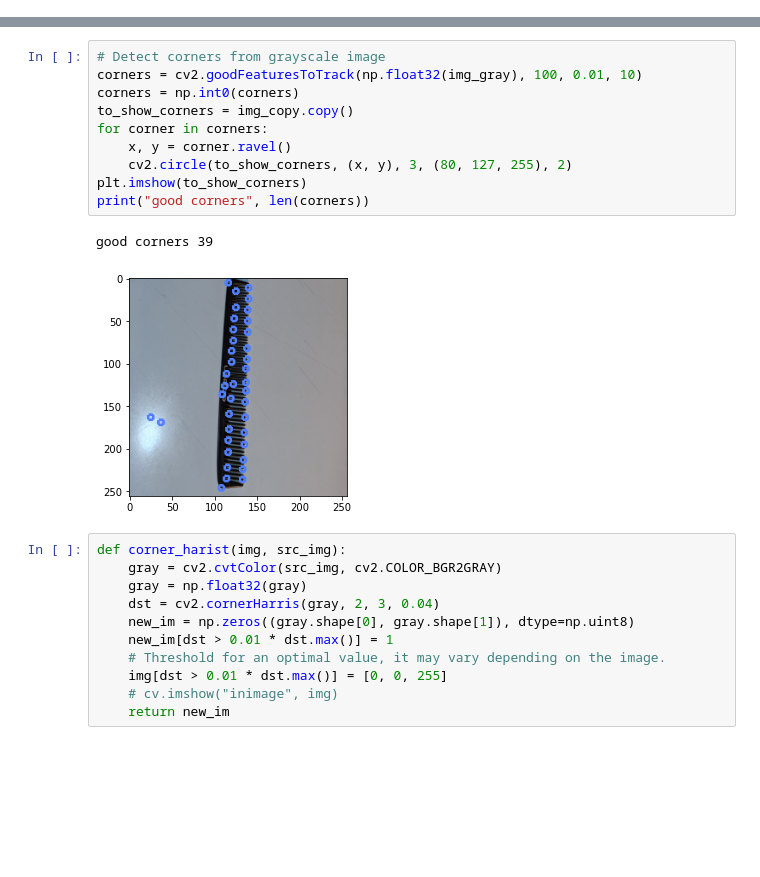
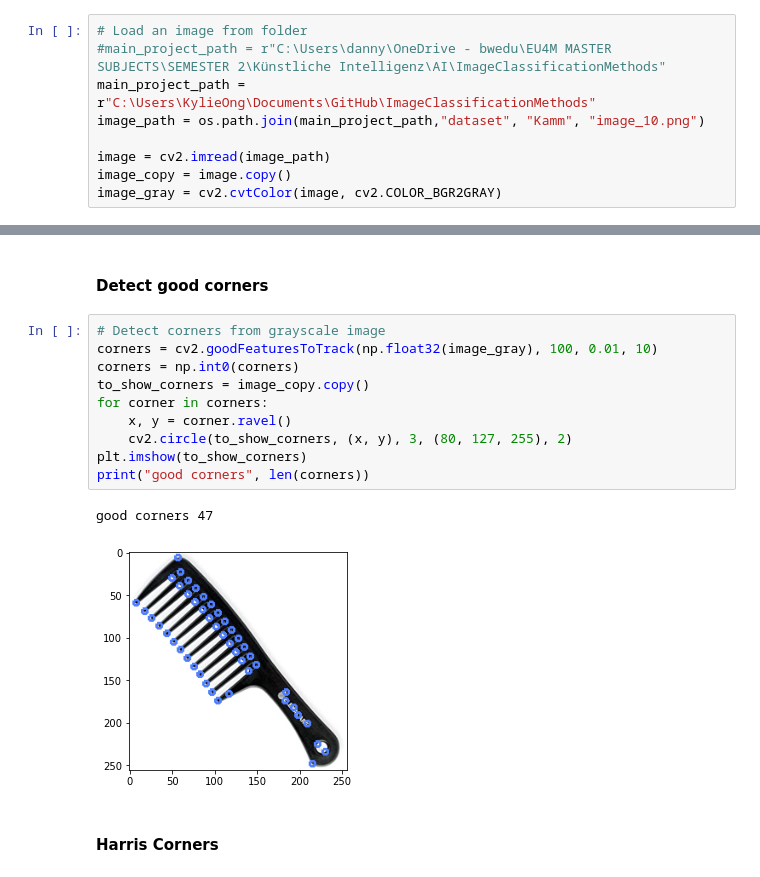
Before and after one commit to dannyalharris/ImageClassificationMethods, a Jupyter notebook: method/S2_Feature_Extraction.ipynb, the cells around one changed output, grey strips where cells are left out. Cells and saved outputs as stored; diff of their text form; blank space fills up the shorter version.

```diff
--- a/method/S2_Feature_Extraction.ipynb
+++ b/method/S2_Feature_Extraction.ipynb
@@ -28,0 +16,9 @@ img_gray = cv2.cvtColor(image, cv2.COLOR_BGR2GRAY)
+# %%
+# Load an image from folder
+#main_project_path = r"C:\Users\danny\OneDrive - bwedu\EU4M MASTER SUBJECTS\SEMESTER 2\Künstliche Intelligenz\AI\ImageClassificationMethods"
+main_project_path = r"C:\Users\KylieOng\Documents\GitHub\ImageClassificationMethods"
+image_path = os.path.join(main_project_path,"dataset", "Kamm", "image_10.png")
+
+image = cv2.imread(image_path)
+image_copy = image.copy()
+image_gray = cv2.cvtColor(image, cv2.COLOR_BGR2GRAY)
@@ -117,25 +124,18 @@ plt.imshow(to_show_hull)
+# %% [markdown]
+#### Detect good corners
 # %%
 # Detect corners from grayscale image
-corners = cv2.goodFeaturesToTrack(np.float32(img_gray), 100, 0.01, 10)
+corners = cv2.goodFeaturesToTrack(np.float32(image_gray), 100, 0.01, 10)
 corners = np.int0(corners)
-to_show_corners = img_copy.copy()
+to_show_corners = image_copy.copy()
 for corner in corners:
     x, y = corner.ravel()
     cv2.circle(to_show_corners, (x, y), 3, (80, 127, 255), 2)
 plt.imshow(to_show_corners)
 print("good corners", len(corners))
 # %% [output]
-good corners 39
+good corners 47
-[figure, old version]
+[figure, new version]
-# %%
-def corner_harist(img, src_img):
-    gray = cv2.cvtColor(src_img, cv2.COLOR_BGR2GRAY)
-    gray = np.float32(gray)
-    dst = cv2.cornerHarris(gray, 2, 3, 0.04)
-    new_im = np.zeros((gray.shape[0], gray.shape[1]), dtype=np.uint8)
-    new_im[dst > 0.01 * dst.max()] = 1
-    # Threshold for an optimal value, it may vary depending on the image.
-    img[dst > 0.01 * dst.max()] = [0, 0, 255]
-    # cv.imshow("inimage", img)
-    return new_im
+# %% [markdown]
+#### Harris Corners
 # %%
```
Also changed, not shown: parts of 23 cells of this notebook, 5 other files.
